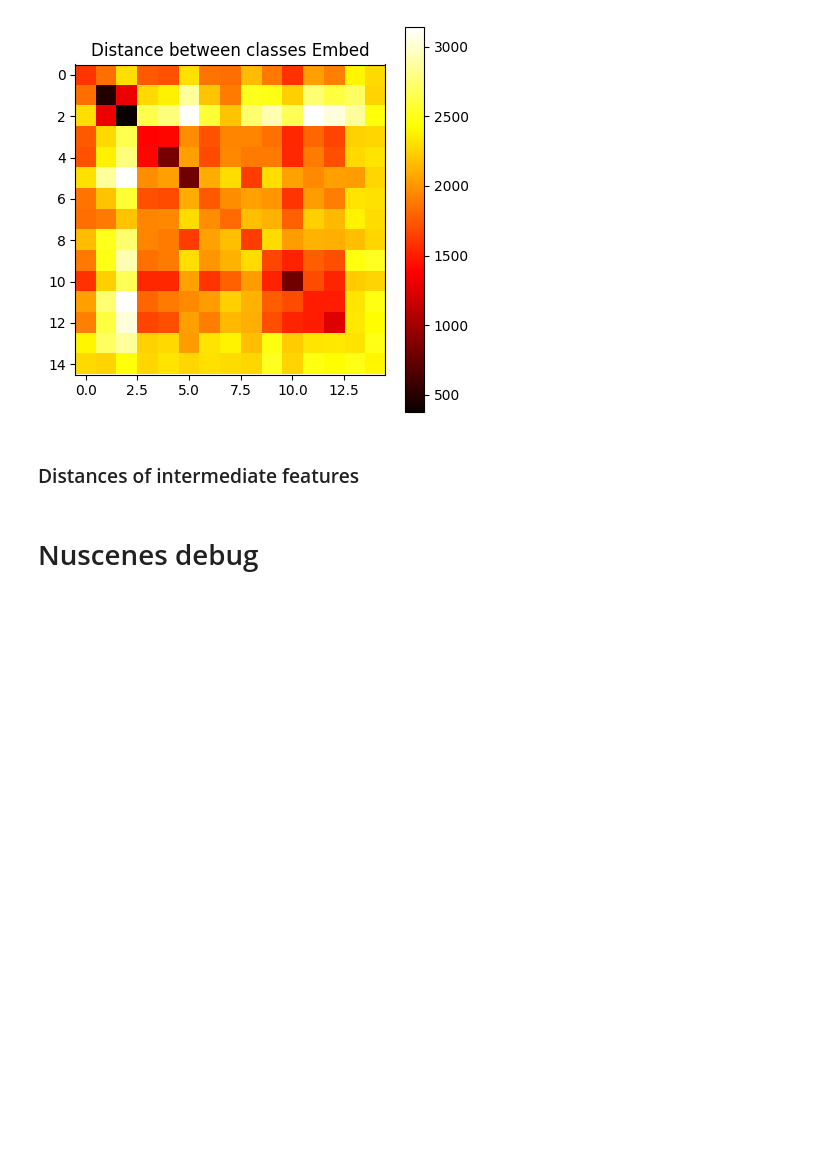
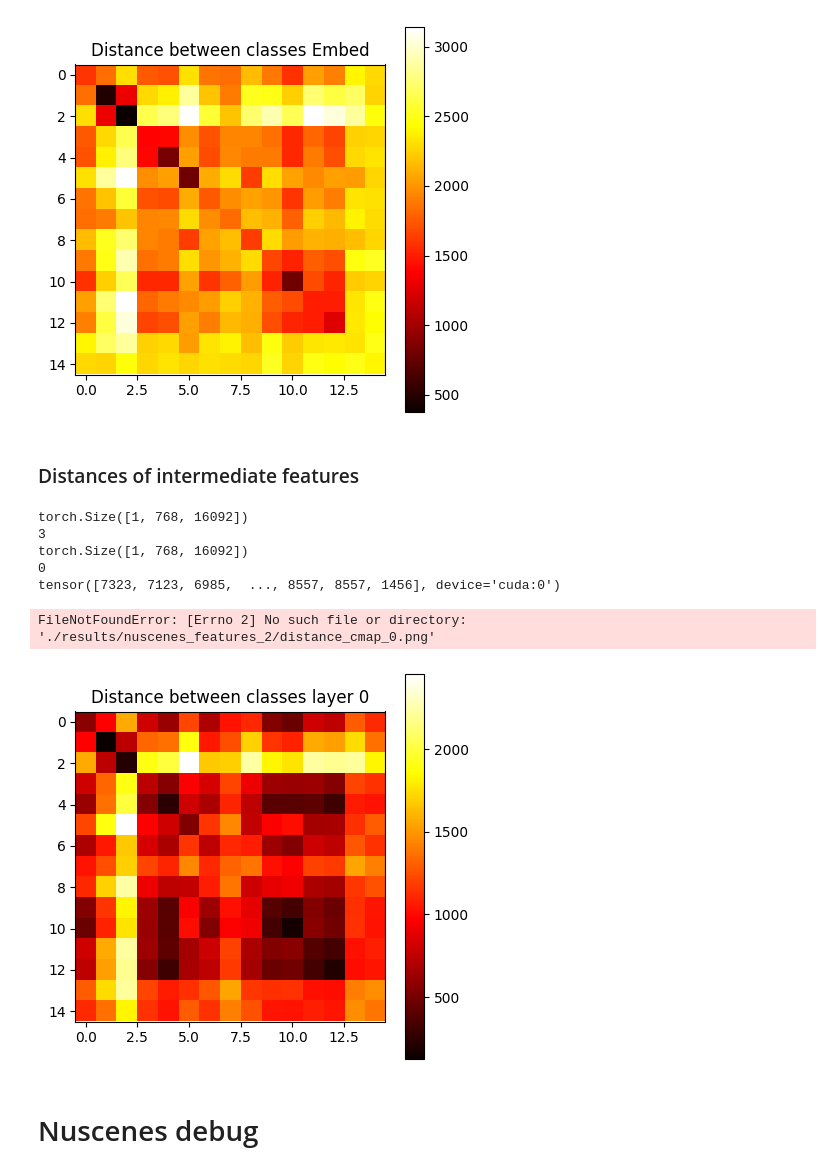
Before and after one commit to yiy054/HyperLiDAR, a Jupyter notebook: Test Waffleiron Features.ipynb, the cells around one changed output. Drawn from its saved outputs; the diff is of its cells as text; code cells hidden in the pictures; blank space fills up the shorter version.

```diff
--- a/Test Waffleiron Features.ipynb
+++ b/Test Waffleiron Features.ipynb
@@ -1498,27 +1498,30 @@ plt.show()  # Display the heatmap
 # %% [markdown]
 ### Distances of intermediate features
 # %%
+import math
+import matplotlib.pyplot as plt
+
 for stop in range(0,49,3):
     for it, batch in enumerate(train_loader):
 
-    if it == 15: # Only the first sample
+        if it == 15: # Only the first sample
 
-        # Network inputs
-        #print(batch["upsample"])
-        feat = batch["feat"].cuda(0, non_blocking=True)
-        labels = batch["labels_orig"].cuda(0, non_blocking=True)
-        batch["upsample"] = [
-            up.cuda(0, non_blocking=True) for up in batch["upsample"]
-        ]
-        cell_ind = batch["cell_ind"].cuda(0, non_blocking=True)
-        occupied_cell = batch["occupied_cells"].cuda(0, non_blocking=True)
-        neighbors_emb = batch["neighbors_emb"].cuda(0, non_blocking=True)
-        net_inputs = (feat, cell_ind, occupied_cell, neighbors_emb)
+            # Network inputs
+            #print(batch["upsample"])
+            feat = batch["feat"].cuda(0, non_blocking=True)
+            labels = batch["labels_orig"].cuda(0, non_blocking=True)
+            batch["upsample"] = [
+                up.cuda(0, non_blocking=True) for up in batch["upsample"]
+            ]
+            cell_ind = batch["cell_ind"].cuda(0, non_blocking=True)
+            occupied_cell = batch["occupied_cells"].cuda(0, non_blocking=True)
+            neighbors_emb = batch["neighbors_emb"].cuda(0, non_blocking=True)
+            net_inputs = (feat, cell_ind, occupied_cell, neighbors_emb)
 
-        with torch.no_grad():
-            out = model(*net_inputs, stop)
+            with torch.no_grad():
+                out = model(*net_inputs, stop)
 
-        break
+            break
 
     out, embed, tokens = out[0], out[1], out[2]
 
@@ -1533,35 +1536,43 @@ for stop in range(0,49,3):
         temp = tokens[id_b, :, closest_point]
         token_upsample.append(temp.T)
     token_2 = torch.cat(token_upsample, dim=0)
 
     import math
 
     mean_dist = torch.zeros((15,15))
     for i in range(16):
         for j in range(16):
             if i != 8 and j != 8:
                 label_indices = torch.nonzero(labels == i).squeeze()
                 label_indices_2 = torch.nonzero(labels == j).squeeze()
-                distance = torch.cdist(tokens_2[label_indices, :], tokens_2[label_indices_2, :], p=2)
+                distance = torch.cdist(token_2[label_indices, :], token_2[label_indices_2, :], p=2)
                 mean = torch.mean(distance)
                 if not math.isnan(mean):
                     if i > 8:
                         d_i = i-1
                     else:
                         d_i = i
                     if j > 8:
                         d_j = j - 1
                     else:
                         d_j = j
                     mean_dist[d_i,d_j] = mean
 
     # Option 1: Use matplotlib to visualize the matrix as a heatmap
     plt.figure(figsize=(5, 5))
     plt.imshow(mean_dist.cpu(), cmap='hot', interpolation='nearest')
     plt.colorbar()  # Add color bar to interpret the values
     plt.title(f'Distance between classes layer {stop}')
-    plt.savefig(f'./results/nuscenes_features/distance_cmap_{stop}.png')  # Save the heatmap as an image
+    plt.savefig(f'./results/nuscenes_features_2/distance_cmap_{stop}.png')  # Save the heatmap as an image
     plt.show()  # Display the heatmap
+# %% [output]
+torch.Size([1, 768, 16092])
+3
+torch.Size([1, 768, 16092])
+0
+tensor([7323, 7123, 6985,  ..., 8557, 8557, 1456], device='cuda:0')
+FileNotFoundError: [Errno 2] No such file or directory: './results/nuscenes_features_2/distance_cmap_0.png'
+[figure, added]
 # %% [markdown]
 # Nuscenes debug
 # %%
```
